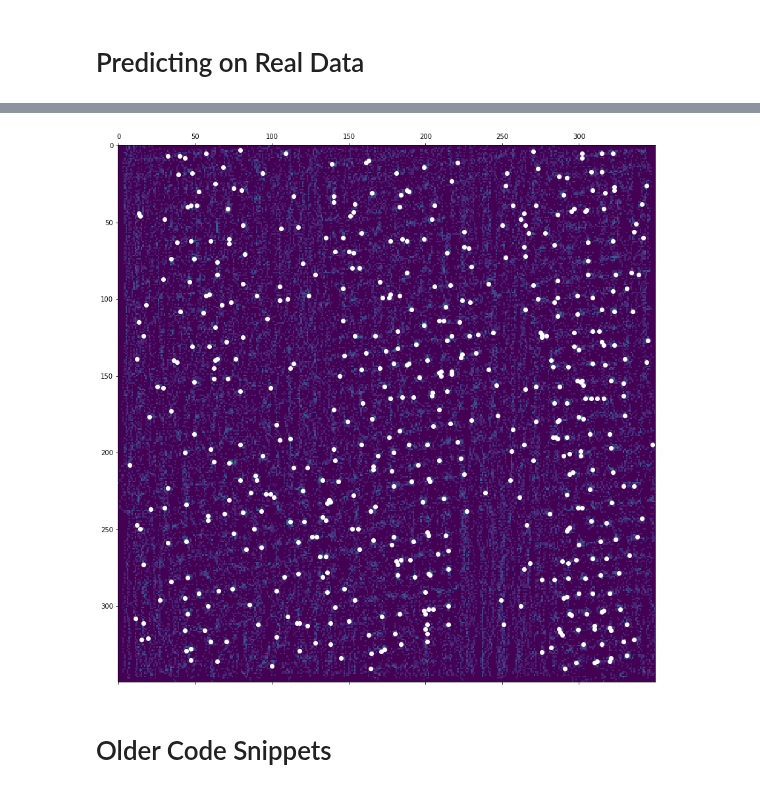
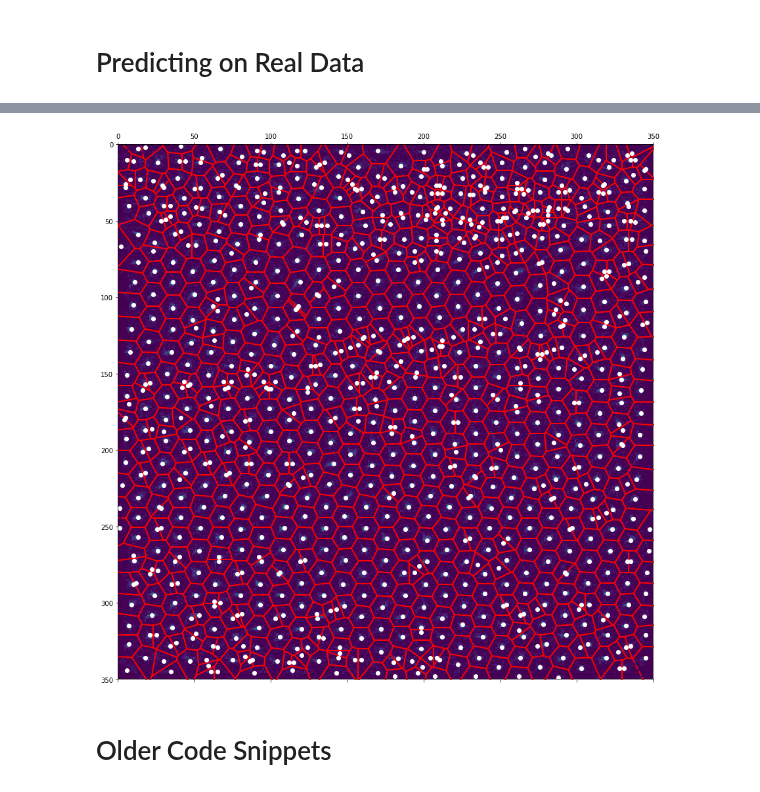
Before and after one commit to DanielMGlazer/HexogonalMLProject, a Jupyter notebook: Image predictions.ipynb, the cells around one changed output, grey strips where cells are left out. Drawn from its saved outputs; the diff is of its cells as text; code cells hidden in the pictures.

```diff
--- a/Image predictions.ipynb
+++ b/Image predictions.ipynb
@@ -25,14 +25,14 @@ from scipy.fft import fft, ifft, fft2, ifft2, rfft2, irfft2
 # Predicting a dataset and error histograms
 # %%
 #Loads in the proper model
-model_name='run7_30_centerpoint'
+model_name='run9_8'
 def root_mean_squared_error(y_true, y_pred):
         return K.sqrt(K.mean(K.square(y_pred - y_true)))
 model=models.load_model(os.path.join('Models',model_name),compile=False)
 model.compile(optimizer='Adam', loss=root_mean_squared_error, metrics=['mse','mae'])
 # %%
 #Sets the directory for the training set and the eventual prediction file
-test_dataset_dir ='\\Users\\danie\\Penn_State_REU_Jupyter\\Hexagon ML Project GitHub\\Training_set_7_29_centerpoint'
+test_dataset_dir ='\\Users\\danie\\Penn_State_REU_Jupyter\\Hexagon ML Project\\Training_set_9_7_centerpoint'
 #os.makedirs(os.path.join("Training_Set_Predictions",model_name))
 prediction_dir=os.path.join("Training_Set_Predictions",model_name)
 dft = pd.read_csv(os.path.join(test_dataset_dir,"training_dataframe.csv"))
@@ -651,7 +649,7 @@ def crop_and_resample_2darray(arr, x_crop, y_crop, resample, *args, **kwargs):
 
 
 size=25
-step=25
+step=1
 
 #slices up the original stm data. Slices stored in stm_slice array
 stm_slice=np.zeros(((stm.shape[1]-size)//step,(stm.shape[0]-size)//step),dtype=object)
@@ -1000,9 +994,9 @@ IndexError: index 2 is out of bounds for axis 0 with size 2
 # %%
 #Splits saved predictions up into points for the 2 labeled centerpoint model
 
-model_name="run7_30_centerpoint"
+model_name="run9_8"
 prediction_arr_dir=os.path.join('Prediction_Plots',model_name +" STM tests arrays")
-predictions=np.load(os.path.join(prediction_arr_dir,"Strained_graphene_test_1.npy"))
+predictions=np.load(os.path.join(prediction_arr_dir,"MoC2_886.npy"))
 
 size=25
 step=1
@@ -1124,40 +1119,40 @@ from scipy.spatial import Voronoi, voronoi_plot_2d
 neighborhood_size = 5
 threshold = 3 #minimum height for a maxima. Useful for ignoring noise
 
-data =make_hist_arr(flat_center_atoms,stm.shape[0])
+data =np.transpose(make_hist_arr(flat_center_atoms,stm.shape[0]))
 
 data_max = filters.maximum_filter(data, neighborhood_size)
 maxima = (data == data_max)
 data_min = filters.minimum_filter(data, neighborhood_size)
 diff = ((data_max - data_min) > threshold)
 maxima[diff == 0] = 0
 
 labeled, num_objects = ndimage.label(maxima)
 slices = ndimage.find_objects(labeled)
 x, y = [], []
 for dy,dx in slices:
     x_center = (dx.start + dx.stop - 1)/2
     x.append(x_center)
     y_center = (dy.start + dy.stop - 1)/2
     y.append(y_center)
 
 points=list(zip(x,y))
 points=np.array(points)
 #points=recursive_group(points,[6])
 
-#vor = Voronoi(points)
+vor = Voronoi(points)
 
 fig = plt.figure(figsize = (15, 15))
 ax = plt.subplot(1,1,1)
 #ax.matshow(stm_back,cmap='viridis')
 ax.matshow(data,cmap='viridis',alpha=1)
-#voronoi_plot_2d(vor,ax=ax,show_points=False,show_vertices=False,line_width=2,line_colors='red')
+voronoi_plot_2d(vor,ax=ax,show_points=False,show_vertices=False,line_width=2,line_colors='red')
 plot_points_arr(points,'white')
-# plt.xlim(0,512)
-# plt.ylim(512,0)
+plt.xlim(0,350)
+plt.ylim(350,0)
 plt.show()
 # %% [output]
-[figure, old version]
+[figure, new version]
 # %% [markdown]
 # Older Code Snippets
 # %%
```
Also changed, not shown: parts of 9 cells of this notebook, 16 other files.
